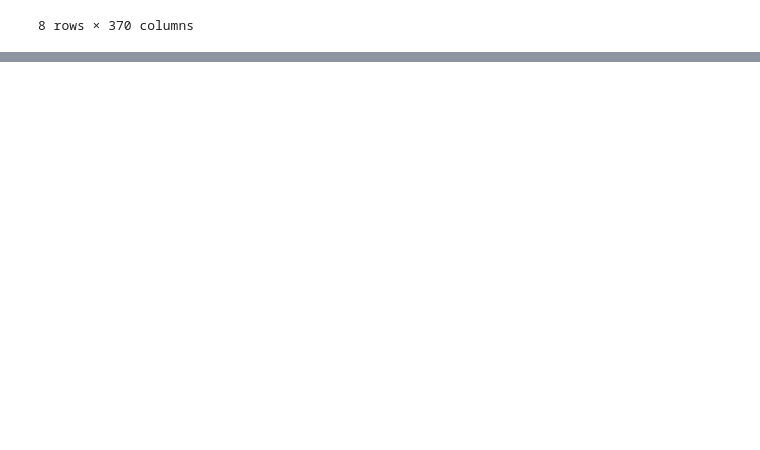
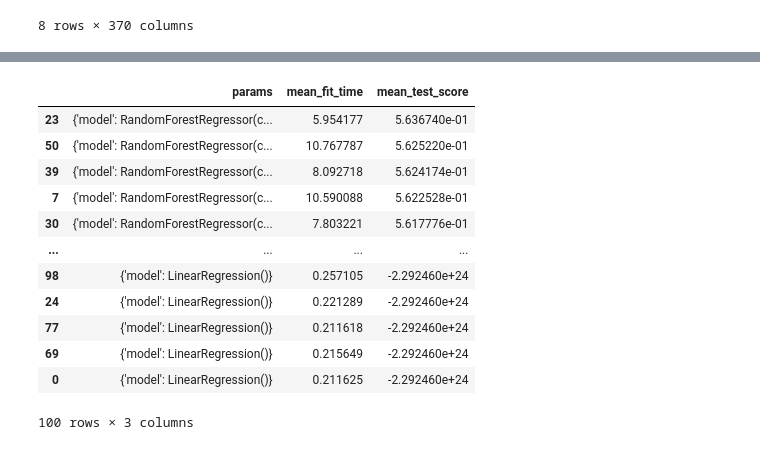
Before and after one commit to lukaszlomozik/Mercedes-Benz-Greener-Manufacturing, a Jupyter notebook: Mercedes-Benz Greener Manufacturing.ipynb, the cells around one changed output, grey strips where cells are left out. Drawn from its saved outputs; the diff is of its cells as text; code cells hidden in the pictures; blank space fills up the shorter version.

Commit message:
adding RandomizedSearchCV. Initial optimization

```diff
--- a/Mercedes-Benz Greener Manufacturing.ipynb
+++ b/Mercedes-Benz Greener Manufacturing.ipynb
@@ -64,4 +67,24 @@ preprocessor = ColumnTransformer(transformers=[('numerical', StandardScaler(), c
                                                ('categorical', OneHotEncoder(drop ='first',
                                                                              handle_unknown='ignore'), cols_cat)])
 # %%
-pipe = Pipeline(steps = [('preprocessor', preprocessor), ('model', LinearRegression())])
+pipe = Pipeline(steps = [('preprocessor', preprocessor), ('model', None)])
+# %%
+param_grid = [
+    {
+        'model': [LinearRegression()]
+    },
+    {
+        'model__n_estimators' : sp_randint(200, 500),
+        'model__max_depth' : np.arange(1, 11, 1),
+        'model__min_samples_split' : np.arange(2, 10, 1),
+        'model__min_samples_leaf' : sp_randint(1, 12),
+        'model__ccp_alpha' : [0, 0.001, 0.01, 0.1, 5, 10, 50, 100, 500, 1000, 5000],
+        'model': [RandomForestRegressor()]
+    },
+    {
+        'model': [SGDRegressor()]
+    }
+
+]
+grid = RandomizedSearchCV(pipe, param_grid, n_iter=100, scoring='r2')
+grid.fit(X_train, y_train)
@@ -67,0 +111,18 @@ pipe = Pipeline(steps = [('preprocessor', preprocessor), ('model', LinearRegress
+# %%
+pd.DataFrame(grid.cv_results_).sort_values(by = 'rank_test_score')[['params',
+                                                                    'mean_fit_time',
+                                                                    'mean_test_score']]
+# %% [output]
+|  | params | mean_fit_time | mean_test_score |
+| 23 | {'model': RandomForestRegressor(c... | 5.954177 | 5.636740e-01 |
+| 50 | {'model': RandomForestRegressor(c... | 10.767787 | 5.625220e-01 |
+| 39 | {'model': RandomForestRegressor(c... | 8.092718 | 5.624174e-01 |
+| 7 | {'model': RandomForestRegressor(c... | 10.590088 | 5.622528e-01 |
+| 30 | {'model': RandomForestRegressor(c... | 7.803221 | 5.617776e-01 |
+| ... | ... | ... | ... |
+| 98 | {'model': LinearRegression()} | 0.257105 | -2.292460e+24 |
+| 24 | {'model': LinearRegression()} | 0.221289 | -2.292460e+24 |
+| 77 | {'model': LinearRegression()} | 0.211618 | -2.292460e+24 |
+| 69 | {'model': LinearRegression()} | 0.215649 | -2.292460e+24 |
+| 0 | {'model': LinearRegression()} | 0.211625 | -2.292460e+24 |
+100 rows × 3 columns
```
Also changed, not shown: parts of 4 cells of this notebook.
